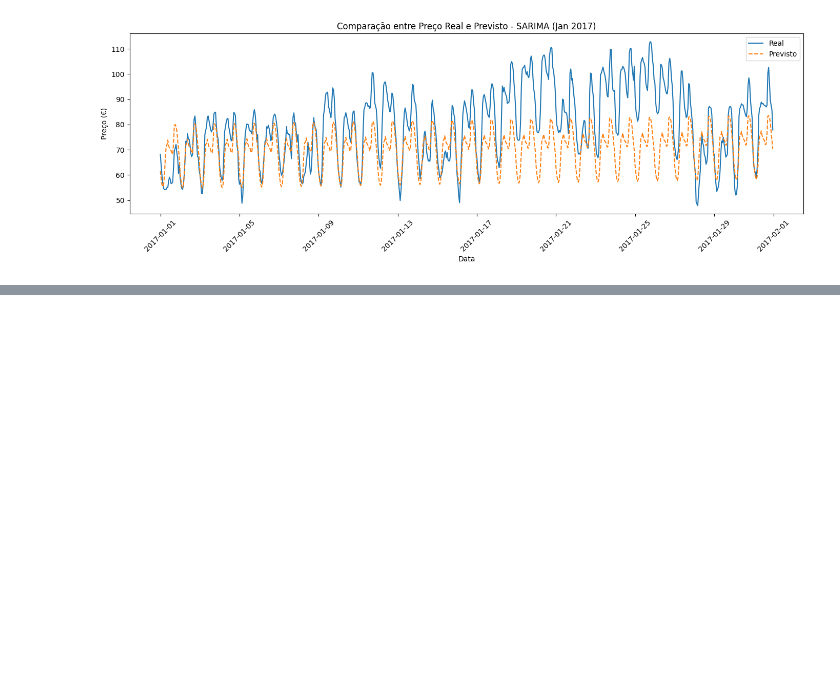
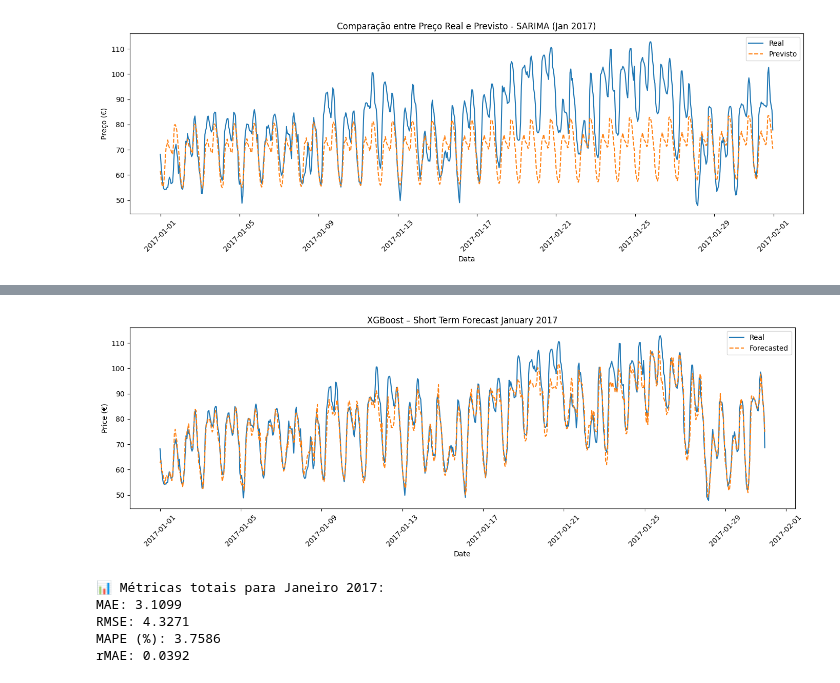
Before and after one commit to GoncaloPereira1201500/DIMEI, a Jupyter notebook: ModelsTrainingAndForecastingShortTerm.ipynb, the cells around one changed output, grey strips where cells are left out. Cells and saved outputs as stored; diff of their text form; code cells hidden in the pictures; blank space fills up the shorter version.

```diff
--- a/ModelsTrainingAndForecastingShortTerm.ipynb
+++ b/ModelsTrainingAndForecastingShortTerm.ipynb
@@ -1790,3 +1908,22 @@ rMAE: 0.0894
+# %%
+xgb_results_jan2017 = shortterm_sliding_expanding_xgb_tunning(
+    df=df_prepared,
+    train_start='2015-01-01',
+    train_end='2016-12-31',
+    test_start='2017-01-01',
+    test_end='2017-01-31',
+    forecast_horizon=24,
+    n_estimators=300,
+    learning_rate=0.1,
+    max_depth=8
+)
+# %% [output]
+[figure, added]
+📊 Métricas totais para Janeiro 2017:
+MAE: 3.1099
+RMSE: 4.3271
+MAPE (%): 3.7586
+rMAE: 0.0392
 # %%
 import numpy as np
 from scipy.stats import t
```
Also changed, not shown: parts of 2 cells of this notebook, 2 other files.
